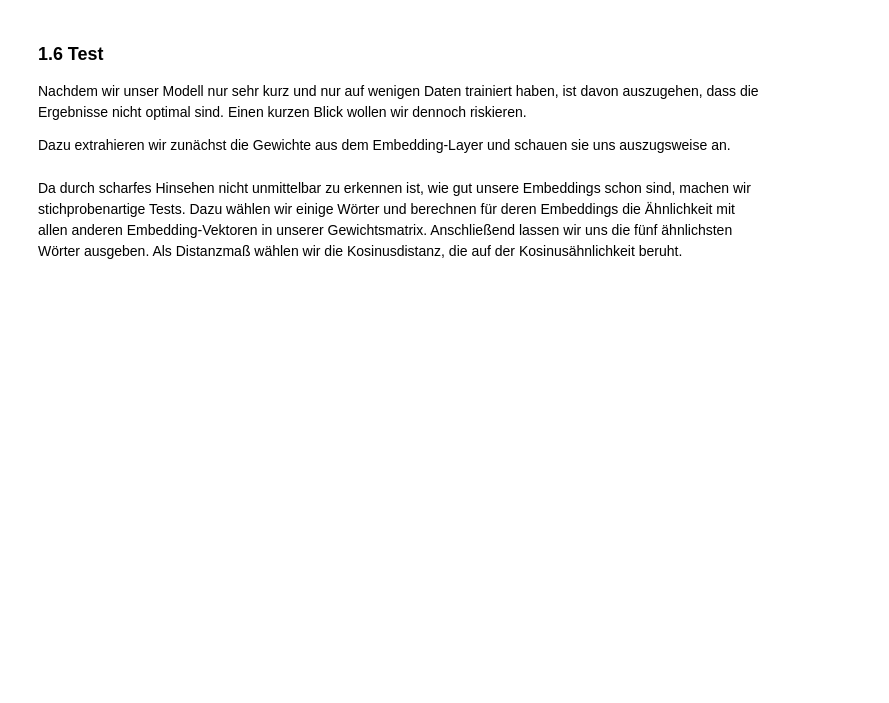
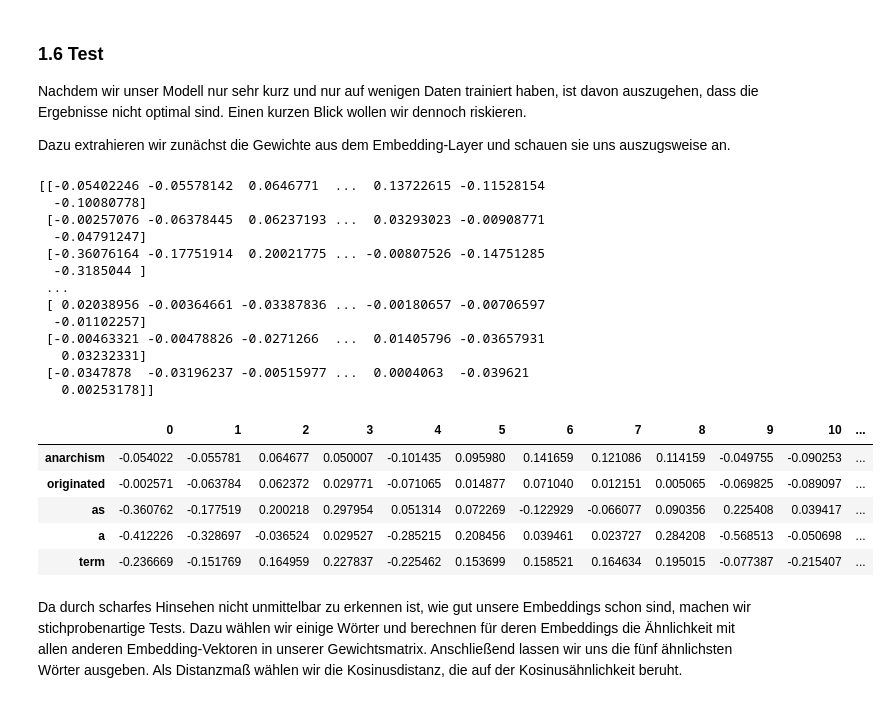
Before and after one commit to Nut/ailab, a Jupyter notebook: nlp/embeddings/embeddings_empty.ipynb, the cells around one changed output. Drawn from its saved outputs; the diff is of its cells as text; code cells hidden in the pictures; blank space fills up the shorter version.

```diff
--- a/nlp/embeddings/embeddings_empty.ipynb
+++ b/nlp/embeddings/embeddings_empty.ipynb
@@ -24,8 +24,12 @@ Der Datensatz kann [hier](https://drive.google.com/drive/folders/1PKyQnB8Ox7QN7x
 # %%
 import pickle
 
+from google.colab import drive
+drive.mount('/data')
+
 # open a file, where you stored the pickled data
-file = open('data/text8', 'rb')
+#file = open('data/text8', 'rb')
+file = open('/data/My Drive/Colab Notebooks/data/text8', 'rb')
 
 data = pickle.load(file) #TODO
 data_sample = data[:100] #TODO
@@ -177,11 +267,31 @@ Dazu extrahieren wir zunächst die Gewichte aus dem Embedding-Layer und schauen
 # %%
 import pandas as pd
 from keras.models import load_model
 
-cbow = # TODO: Model laden
-embedding_weights = # TODO: Auf Embedding Layer (1. Layer) des Modells zugreifen und dort die Gewichtsmatrix extrahieren
-
-pd.DataFrame(# TODO: Was wollen wir anschauen?, index=list(id2word.values())).head()
+cbow = load_model('embeddings.hd5') # TODO: Model laden
+embedding_weights = cbow.get_weights()[0] # TODO: Auf Embedding Layer (1. Layer) des Modells zugreifen und dort die Gewichtsmatrix extrahieren
+print(embedding_weights)
+pd.DataFrame(embedding_weights, index=list(id2word.values())).head()
+# %% [output]
+[[-0.05402246 -0.05578142  0.0646771  ...  0.13722615 -0.11528154
+  -0.10080778]
+ [-0.00257076 -0.06378445  0.06237193 ...  0.03293023 -0.00908771
+  -0.04791247]
+ [-0.36076164 -0.17751914  0.20021775 ... -0.00807526 -0.14751285
+  -0.3185044 ]
+ ...
+ [ 0.02038956 -0.00364661 -0.03387836 ... -0.00180657 -0.00706597
+  -0.01102257]
+ [-0.00463321 -0.00478826 -0.0271266  ...  0.01405796 -0.03657931
+   0.03232331]
+ [-0.0347878  -0.03196237 -0.00515977 ...  0.0004063  -0.039621
+   0.00253178]]
+|  | 0 | 1 | 2 | 3 | 4 | 5 | 6 | 7 | 8 | 9 | 10 | ... |
+| anarchism | -0.054022 | -0.055781 | 0.064677 | 0.050007 | -0.101435 | 0.095980 | 0.141659 | 0.121086 | 0.114159 | -0.049755 | -0.090253 | ... |
+| originated | -0.002571 | -0.063784 | 0.062372 | 0.029771 | -0.071065 | 0.014877 | 0.071040 | 0.012151 | 0.005065 | -0.069825 | -0.089097 | ... |
+| as | -0.360762 | -0.177519 | 0.200218 | 0.297954 | 0.051314 | 0.072269 | -0.122929 | -0.066077 | 0.090356 | 0.225408 | 0.039417 | ... |
+| a | -0.412226 | -0.328697 | -0.036524 | 0.029527 | -0.285215 | 0.208456 | 0.039461 | 0.023727 | 0.284208 | -0.568513 | -0.050698 | ... |
+| term | -0.236669 | -0.151769 | 0.164959 | 0.227837 | -0.225462 | 0.153699 | 0.158521 | 0.164634 | 0.195015 | -0.077387 | -0.215407 | ... |
 # %% [markdown]
 Da durch scharfes Hinsehen nicht unmittelbar zu erkennen ist, wie gut unsere Embeddings schon sind, machen wir stichprobenartige Tests. Dazu wählen wir einige Wörter und berechnen für deren Embeddings die Ähnlichkeit mit allen anderen Embedding-Vektoren in unserer Gewichtsmatrix. Anschließend lassen wir uns die fünf ähnlichsten Wörter ausgeben.
 Als Distanzmaß wählen wir die Kosinusdistanz, die auf der Kosinusähnlichkeit beruht.
```
Also changed, not shown: parts of 18 cells of this notebook.
